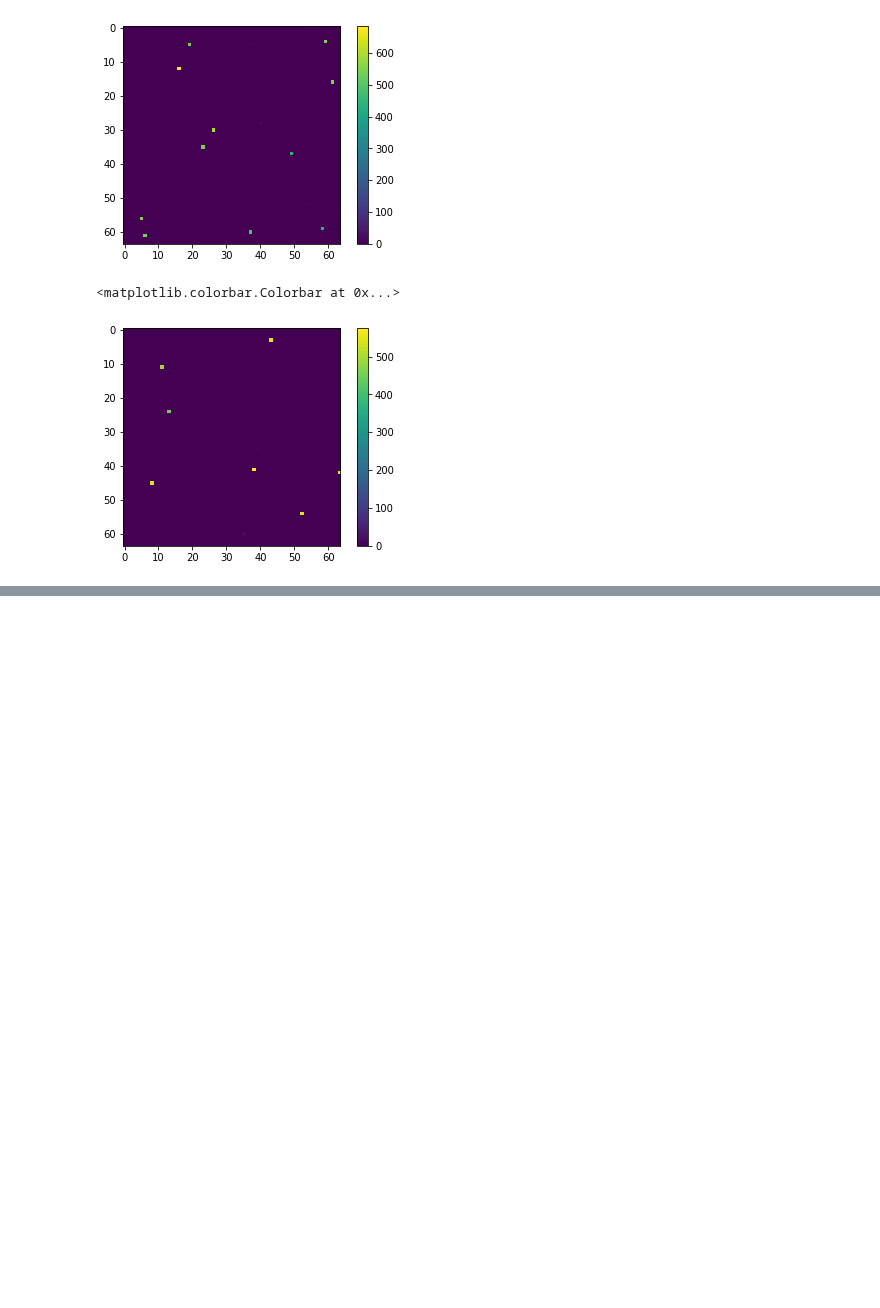
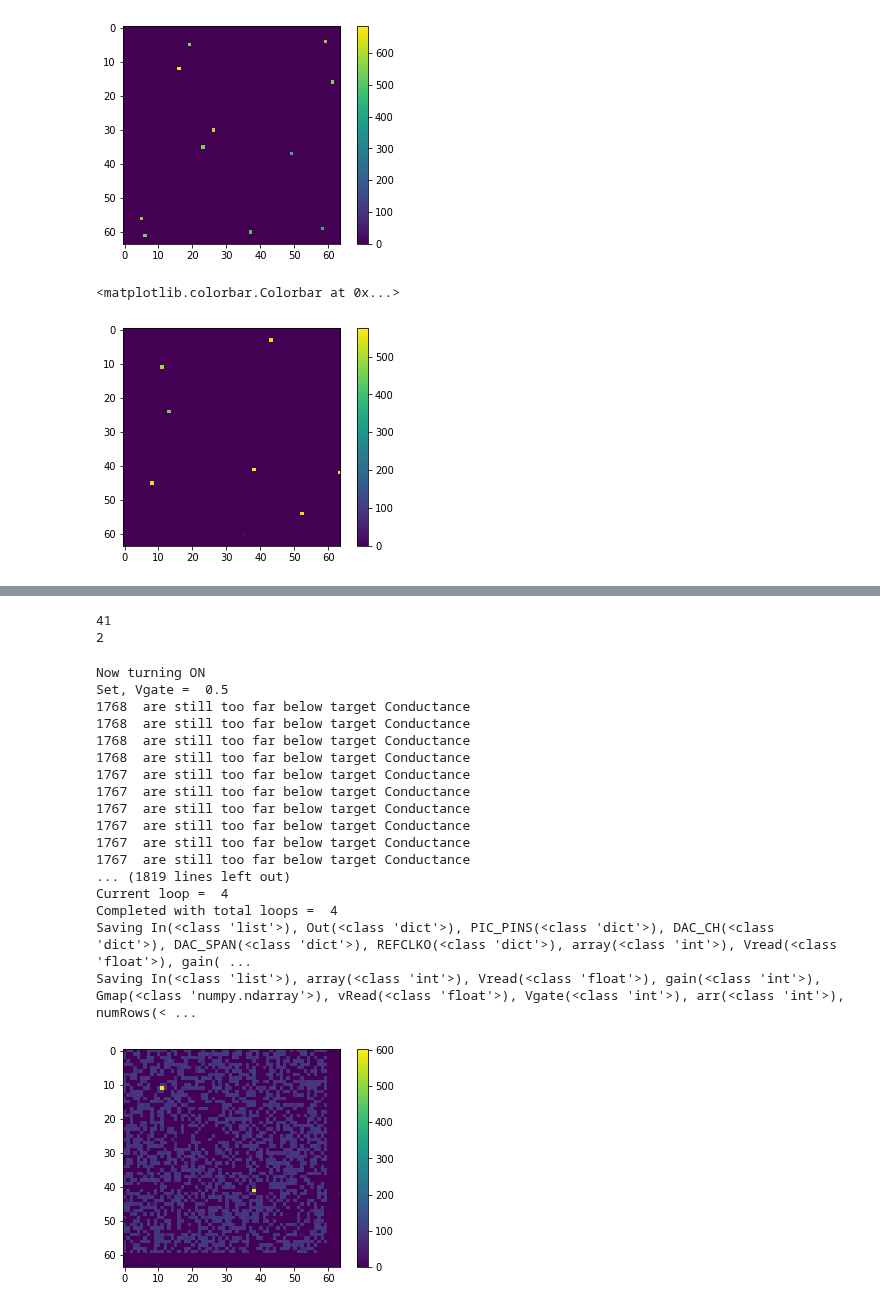
Before and after one commit to lican81/A0_DUT, a Jupyter notebook: Prober2Chip42_Hopfield.ipynb, the cells around one changed output, grey strips where cells are left out. Saved outputs shown, nothing was run; the diff lists cells and outputs as text; code cells hidden in the pictures; blank space fills up the shorter version.

Commit message:
Prober2 updates

```diff
--- a/Prober2Chip42_Hopfield.ipynb
+++ b/Prober2Chip42_Hopfield.ipynb
@@ -156,7 +160,7 @@ rowscols=np.nonzero(Gmap2 < targetGLow)
 testRows = rowscols[0]
 testCols = rowscols[1]
 
-for ii in range(2):
+for ii in range(3):
     rr = testRows[ii]
     cc = testCols[ii]
     initG = a0.pic_read_single(arr, rr, cc, Vread=vRead, Vgate=Vgate, gain=-1) / vRead
@@ -169,0 +192,75 @@ AttributeError: module 'dut_a0' has no attribute 'cell_program_with_fb'
+# %%
+Gmap1post[11,11]
+#Gmap1post[41,38]
+#plt.imshow(Gmap1post[4:16,4:16])
+#plt.colorbar()
+testRows = [11, 41]
+print(testRows[1])
+print(np.size(testRows))
+# %% [output]
+41
+2
+# %%
+from lib_data import *
+import scipy.io as sio
+mat_contents = sio.loadmat('Exported60Node_GraphNum0.mat')
+targetA = mat_contents['A']
+
+vRead = 0.2
+
+arr = 2
+Vgate = 5
+Vref = 0.5
+
+targetGON = 100e-6
+targetONTolerance = 3e-6
+targetGOFF = 3e-6
+targetOFFTolerance = 3e-6
+
+targetG = np.zeros((64,64))
+targetG[0:60,0:60] = targetA*(targetGON-targetGOFF)
+targetG = targetG + targetGOFF
+
+targetTolerance = np.ones((64,64))*targetONTolerance
+
+vSetRamp = np.arange(0.3, 4.1, 0.1)
+vGateSetRamp = np.arange(0.5, 1.65, 0.05)
+vResetRamp = np.arange(0.3, 4.05, 0.25)
+vGateResetRamp = np.arange(5.0, 5.5, 0.5)
+maxLoops = 3
+
+finalGM = a0.hybrid_array_program(targetG, targetTolerance, vSetRamp, vResetRamp, vGateSetRamp, vGateResetRamp, arr, maxLoops=maxLoops)
+
+time.sleep(15)
+arr = 2
+numRows = 64
+numCols = 64
+Gmap1post = np.zeros((numRows, numCols))
+for rr in range(numRows):
+        for cc in range(numCols):
+            rdCurr = a0.pic_read_single(arr, rr, cc, Vread=vRead, Vgate=Vgate, gain=-1)
+            Gmap1post[rr,cc] = 1e6*rdCurr/vRead
+plt.imshow(Gmap1post)
+plt.colorbar()
+
+time.sleep(15)
+save_workspace(vars(), note='Prober2_Chp42_Arr2_Hopfield60_After')
+# %% [output]
+Now turning ON
+Set, Vgate =  0.5
+1768  are still too far below target Conductance
+1768  are still too far below target Conductance
+1768  are still too far below target Conductance
+1768  are still too far below target Conductance
+1767  are still too far below target Conductance
+1767  are still too far below target Conductance
+1767  are still too far below target Conductance
+1767  are still too far below target Conductance
+1767  are still too far below target Conductance
+1767  are still too far below target Conductance
+... (1819 lines left out)
+Current loop =  4
+Completed with total loops =  4
+Saving In(<class 'list'>), Out(<class 'dict'>), PIC_PINS(<class 'dict'>), DAC_CH(<class 'dict'>), DAC_SPAN(<class 'dict'>), REFCLKO(<class 'dict'>), array(<class 'int'>), Vread(<class 'float'>), gain( ...
+Saving In(<class 'list'>), array(<class 'int'>), Vread(<class 'float'>), gain(<class 'int'>), Gmap(<class 'numpy.ndarray'>), vRead(<class 'float'>), Vgate(<class 'int'>), arr(<class 'int'>), numRows(< ...
+[figure, added]
```
Also changed, not shown: parts of 29 cells of this notebook, 1 other file.
